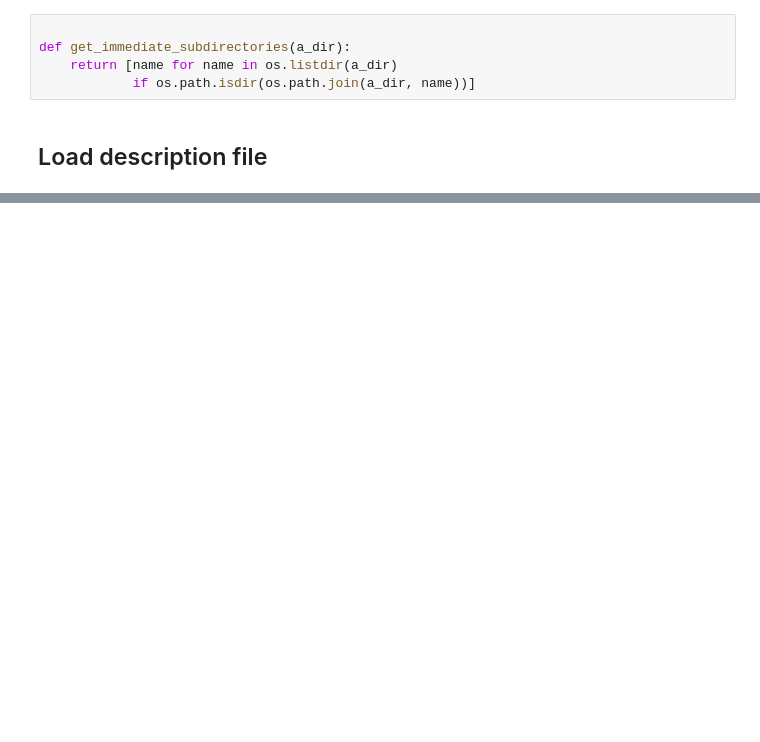
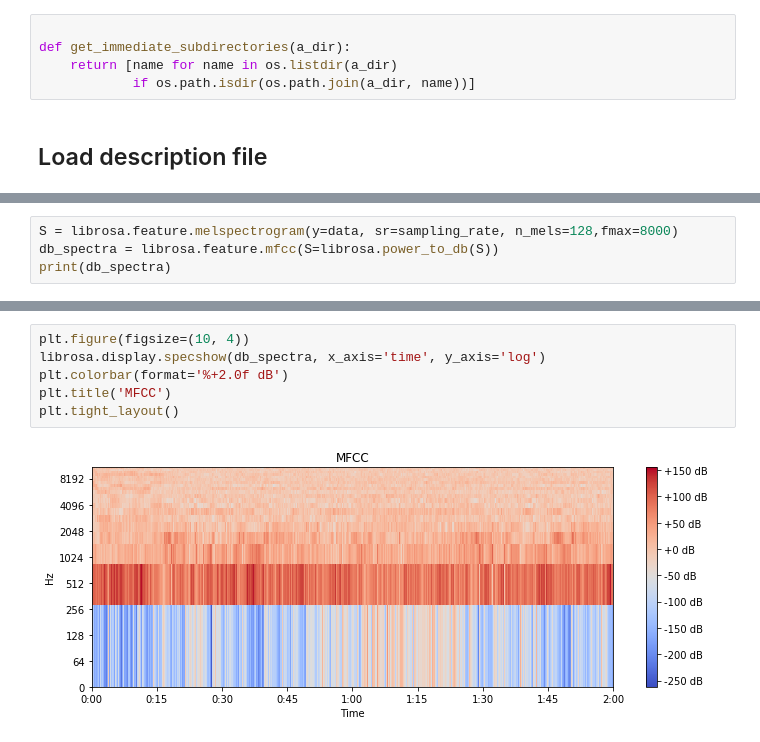
Before and after one commit to nhnminh/zalochallenge, a Jupyter notebook: Music/src/Music_Classification.ipynb, the cells around one changed output, grey strips where cells are left out. Drawn from its saved outputs; the diff is of its cells as text; blank space fills up the shorter version.

```diff
--- a/Music/src/Music_Classification.ipynb
+++ b/Music/src/Music_Classification.ipynb
@@ -101,0 +150,4 @@ ValueError: The truth value of a Series is ambiguous. Use a.empty, a.bool(), a.i
+# %%
+S = librosa.feature.melspectrogram(y=data, sr=sampling_rate, n_mels=128,fmax=8000)
+db_spectra = librosa.feature.mfcc(S=librosa.power_to_db(S))
+print(db_spectra)
@@ -101,0 +178,8 @@ ValueError: The truth value of a Series is ambiguous. Use a.empty, a.bool(), a.i
+# %%
+plt.figure(figsize=(10, 4))
+librosa.display.specshow(db_spectra, x_axis='time', y_axis='log')
+plt.colorbar(format='%+2.0f dB')
+plt.title('MFCC')
+plt.tight_layout()
+# %% [output]
+[figure, added]
```
Also changed, not shown: parts of 12 cells of this notebook.
